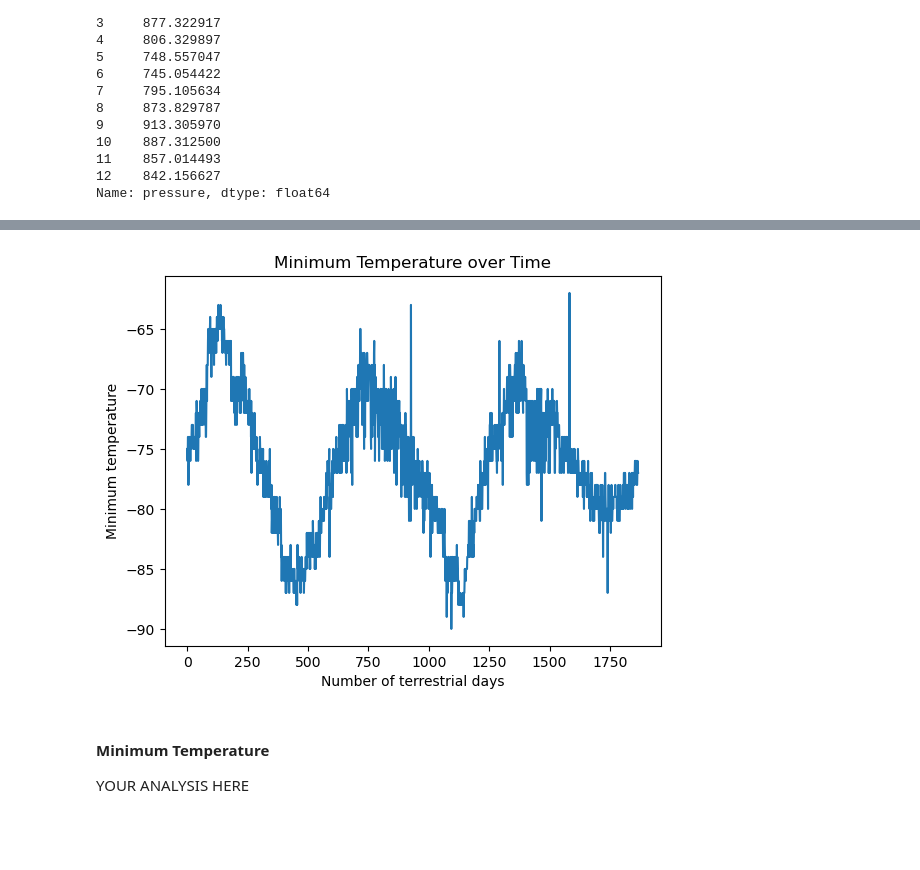
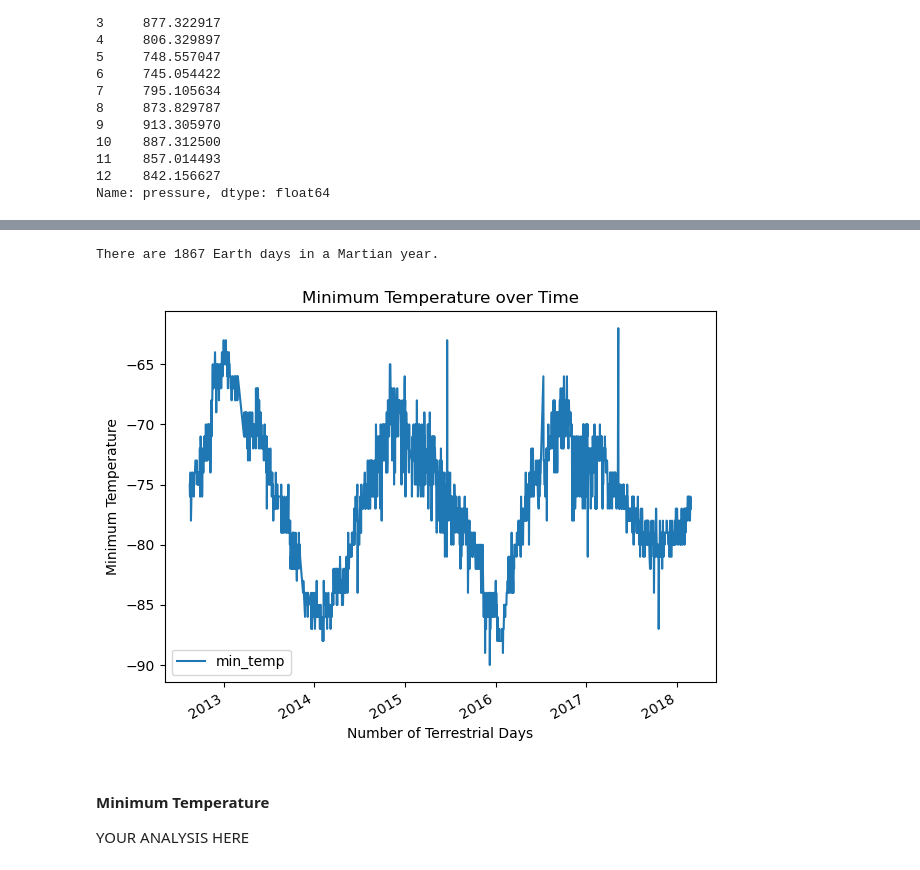
Before and after one commit to BookHaven12/Web-Scraping-Challenge, a Jupyter notebook: part_2_mars_weather.ipynb, the cells around one changed output, grey strips where cells are left out. Cells and saved outputs as stored; diff of their text form; code cells hidden in the pictures; blank space fills up the shorter version.

```diff
--- a/part_2_mars_weather.ipynb
+++ b/part_2_mars_weather.ipynb
@@ -141,6 +131,6 @@ Rows: [['2', '2012-08-16', '10', '155', '6', '-75.0', '739.0'], ['13', '2012-08-
 # %%
 # Create a Pandas DataFrame by using the list of rows and a list of the column names
-mars_df = pd.DataFrame(data=rows, columns=headers)
+mars_df = pd.DataFrame(list, columns=["id", "terrestrial_date", "sol", "ls", "month", "min_temp", "pressure"])
 # %%
 # Confirm DataFrame was created successfully
 mars_df.head()
@@ -266,8 +308,18 @@ Name: pressure, dtype: float64
 # %%
 # 5. How many terrestrial (Earth) days are there in a Martian year?
+earth_days = mars_df['terrestrial_date'].nunique()
+print(f"There are {earth_days} Earth days in a Martian year.")
+
 # Visually estimate the result by plotting the daily minimum temperature of each observation in the data set.
+mars_df.plot(x='terrestrial_date', y='min_temp')
+plt.title('Minimum Temperature over Time')
+plt.xlabel('Number of Terrestrial Days')
+plt.ylabel('Minimum Temperature')
+plt.tight_layout()
+plt.show()
 # %% [output]
+There are 1867 Earth days in a Martian year.
-[figure, old version]
+[figure, new version]
 # %% [markdown]
 #### Minimum Temperature
 
```
Also changed, not shown: parts of 16 cells of this notebook.
